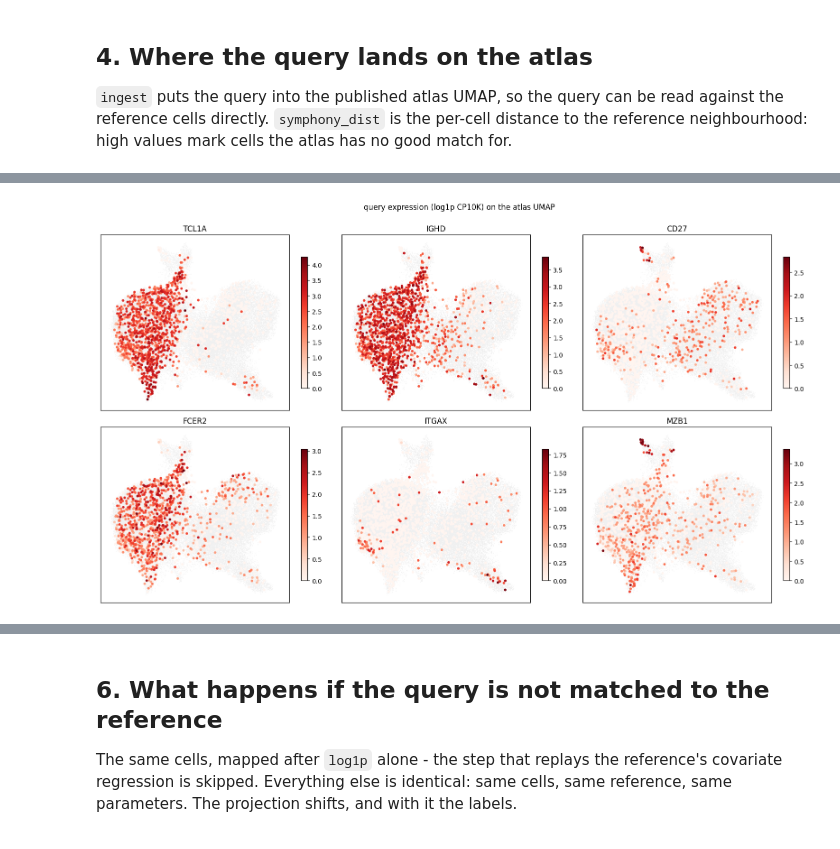
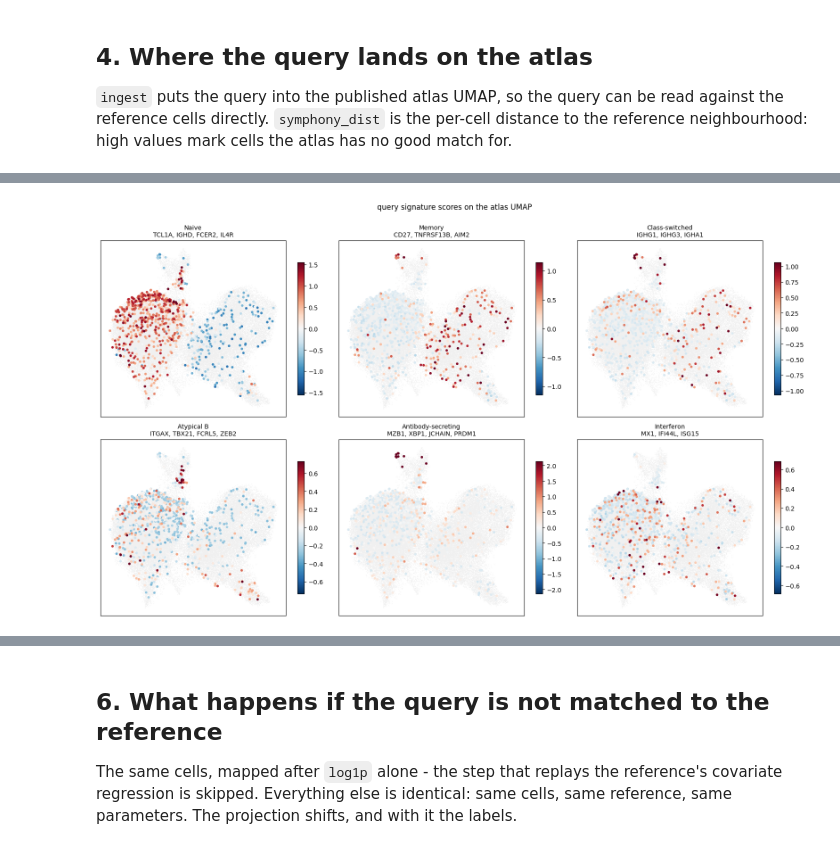
Before and after one commit to yyoshiaki/screfmapping, a Jupyter notebook: python/bcell_reference_mapping.ipynb, the cells around one changed output, grey strips where cells are left out. Cells and saved outputs as stored; diff of their text form; code cells hidden in the pictures.

```diff
--- a/python/bcell_reference_mapping.ipynb
+++ b/python/bcell_reference_mapping.ipynb
@@ -70,9 +72,9 @@ CD4+ T cell reference; nothing else in the notebook changes.
 # %%
 from urllib.request import urlretrieve
 
-URL = ('https://cf.10xgenomics.com/samples/cell-exp/3.0.0/pbmc_10k_v3/'
-       'pbmc_10k_v3_filtered_feature_bc_matrix.h5')
-h5 = Path('data/pbmc_10k_v3_filtered_feature_bc_matrix.h5')
+URL = ('https://cf.10xgenomics.com/samples/cell-vdj/5.0.0/sc5p_v2_hs_PBMC_10k/'
+       'sc5p_v2_hs_PBMC_10k_filtered_feature_bc_matrix.h5')
+h5 = Path('data/sc5p_v2_hs_PBMC_10k_filtered_feature_bc_matrix.h5')
 h5.parent.mkdir(exist_ok=True)
 if not h5.exists():
     urlretrieve(URL, h5)
@@ -139,0 +134,14 @@ counts are integers: True
+# %%
+b_clusters = score.index[score['is_B']]
+selected = normalised.obs_names[normalised.obs['leiden'].isin(b_clusters)]
+print(f'{len(selected)} cells in leiden clusters {list(b_clusters)}')
+
+# drop the cells that still carry T-cell transcripts on top of the cluster-level call
+tcr = normalised[selected, [g for g in ['CD3E', 'CD3D'] if g in normalised.var_names]].X
+tcr = tcr.toarray() if hasattr(tcr, 'toarray') else np.asarray(tcr)
+keep = selected[(tcr < 0.5).all(axis=1)]
+print(f'{len(selected) - len(keep)} dropped as CD3D/CD3E positive')
+
+query_raw = pbmc[keep].copy()
+print(f'{query_raw.n_obs} B cells')
+print('counts are integers:', bool((query_raw.X.data % 1 == 0).all()))
@@ -274,35 +287,46 @@ antibody-secreting cells `MZB1` / `XBP1`.
 # %%
+SIGNATURES = {
+    'Naive\nTCL1A, IGHD, FCER2, IL4R': ['TCL1A', 'IGHD', 'FCER2', 'IL4R'],
+    'Memory\nCD27, TNFRSF13B, AIM2': ['CD27', 'TNFRSF13B', 'AIM2'],
+    'Class-switched\nIGHG1, IGHG3, IGHA1': ['IGHG1', 'IGHG3', 'IGHA1'],
+    'Atypical B\nITGAX, TBX21, FCRL5, ZEB2': ['ITGAX', 'TBX21', 'FCRL5', 'ZEB2'],
+    'Antibody-secreting\nMZB1, XBP1, JCHAIN, PRDM1': ['MZB1', 'XBP1', 'JCHAIN', 'PRDM1'],
+    'Interferon\nMX1, IFI44L, ISG15': ['MX1', 'IFI44L', 'ISG15'],
+}
+
 expression = query_raw.copy()
 expression.var_names_make_unique()
 sc.pp.normalize_total(expression, target_sum=1e4)
 sc.pp.log1p(expression)
 expression = expression[query.obs_names].copy()
 expression.obs['cluster_L2'] = query.obs['cluster_L2'].values
 expression.obsm['X_umap'] = q_umap
 
-markers = ['TCL1A', 'IGHD', 'CD27', 'FCER2', 'ITGAX', 'MZB1']
-missing_markers = [g for g in markers if g not in expression.var_names]
-markers = [g for g in markers if g in expression.var_names]
-if missing_markers:
-    print('not in this query annotation:', missing_markers)
+for name, genes in SIGNATURES.items():
+    present = [g for g in genes if g in expression.var_names]
+    if len(present) < len(genes):
+        print(name.replace(chr(10), ' '), '- not in this annotation:',
+              [g for g in genes if g not in present])
+    sc.tl.score_genes(expression, present, score_name=name, random_state=0)
 
 ncol = 3
-nrow = int(np.ceil(len(markers) / ncol))
-fig, axes = plt.subplots(nrow, ncol, figsize=(5.4 * ncol, 4.5 * nrow), squeeze=False)
+nrow = int(np.ceil(len(SIGNATURES) / ncol))
+fig, axes = plt.subplots(nrow, ncol, figsize=(5.4 * ncol, 4.7 * nrow), squeeze=False)
 axes = axes.ravel()
-for ax in axes[len(markers):]:
+for ax in axes[len(SIGNATURES):]:
     ax.axis('off')
-for ax, gene in zip(axes, markers):
-    values = np.asarray(expression[:, gene].X.todense()).ravel()
+for ax, name in zip(axes, SIGNATURES):
+    values = expression.obs[name].to_numpy()
+    lim = np.percentile(np.abs(values), 99)
     ax.scatter(ref_umap[:, 0], ref_umap[:, 1], s=1, c='#f0f0f0', linewidths=0, rasterized=True)
     order = np.argsort(values)
     sc_ = ax.scatter(q_umap[order, 0], q_umap[order, 1], s=16, c=values[order],
-                     cmap='Reds', linewidths=0, rasterized=True)
-    ax.set_title(gene); ax.set_xticks([]); ax.set_yticks([])
+                     cmap='RdBu_r', vmin=-lim, vmax=lim, linewidths=0, rasterized=True)
+    ax.set_title(name, fontsize=10); ax.set_xticks([]); ax.set_yticks([])
     fig.colorbar(sc_, ax=ax, shrink=0.75)
-fig.suptitle('query expression (log1p CP10K) on the atlas UMAP', y=1.0)
+fig.suptitle('query signature scores on the atlas UMAP', y=1.0)
 fig.tight_layout()
 fig.savefig(OUT / 'query_markers_umap.pdf', bbox_inches='tight')
 plt.show()
 # %% [output]
-[figure, old version]
+[figure, new version]
```
Also changed, not shown: parts of 16 cells of this notebook, 2 other files.
